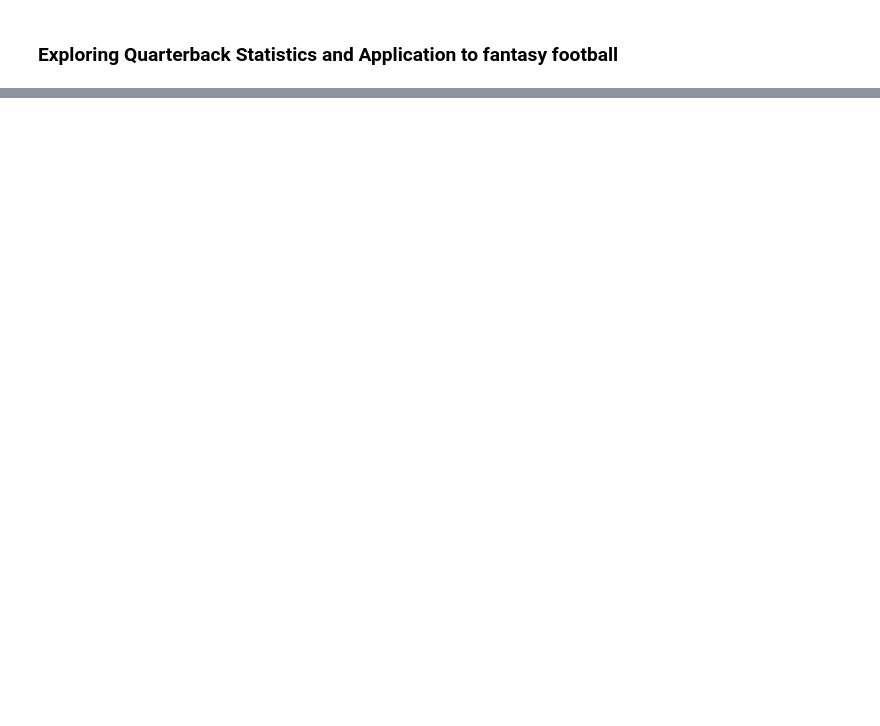
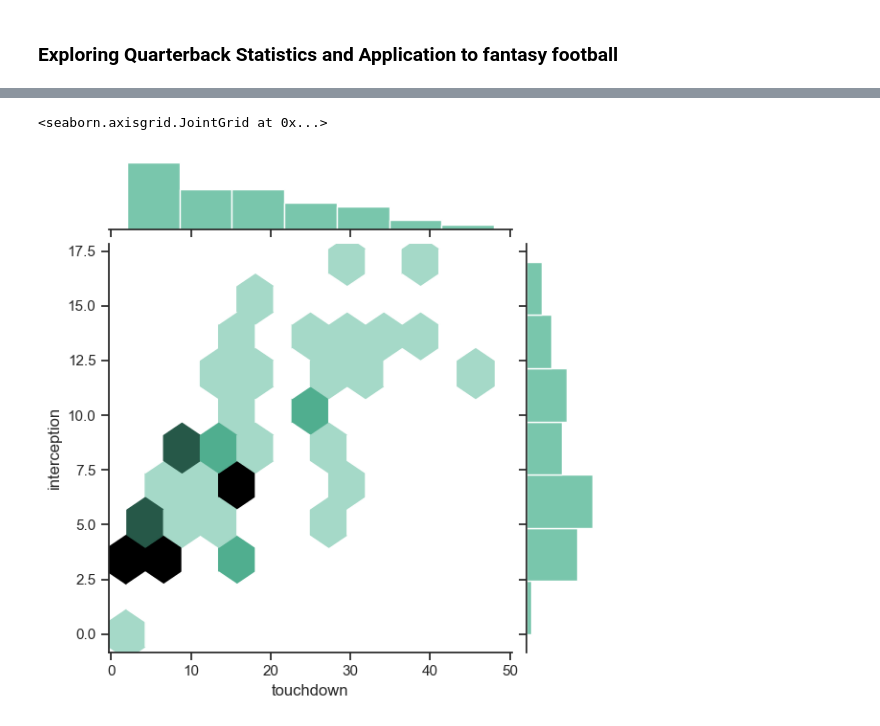
Before and after one commit to nmaniar9/football_analytics, a Jupyter notebook: quarterback_statistics.ipynb, the cells around one changed output, grey strips where cells are left out. Drawn from its saved outputs; the diff is of its cells as text; code cells hidden in the pictures; blank space fills up the shorter version.

```diff
--- a/quarterback_statistics.ipynb
+++ b/quarterback_statistics.ipynb
@@ -213,0 +46,2 @@ memory usage: 15.0+ KB
+# %%
+pbp_qb['pass_length_air_yards'] = np.where(pbp_qb['air_yards']>= 20,"long","short")
@@ -213,0 +112,14 @@ memory usage: 15.0+ KB
+# %%
+#joint plot for the relation between touchdowns and interceptions
+import numpy as np
+import seaborn as sns
+sns.set_theme(style="ticks")
+
+
+x = pbp_qb_basics['touchdown']
+y = pbp_qb_basics['interception']
+joint_kws=dict(gridsize=10)
+sns.jointplot(x=x, y=y, kind="hex", color="#4CB391",joint_kws= joint_kws)
+# %% [output]
+<seaborn.axisgrid.JointGrid at 0x...>
+[figure, added]
```
Also changed, not shown: parts of 47 cells of this notebook.
